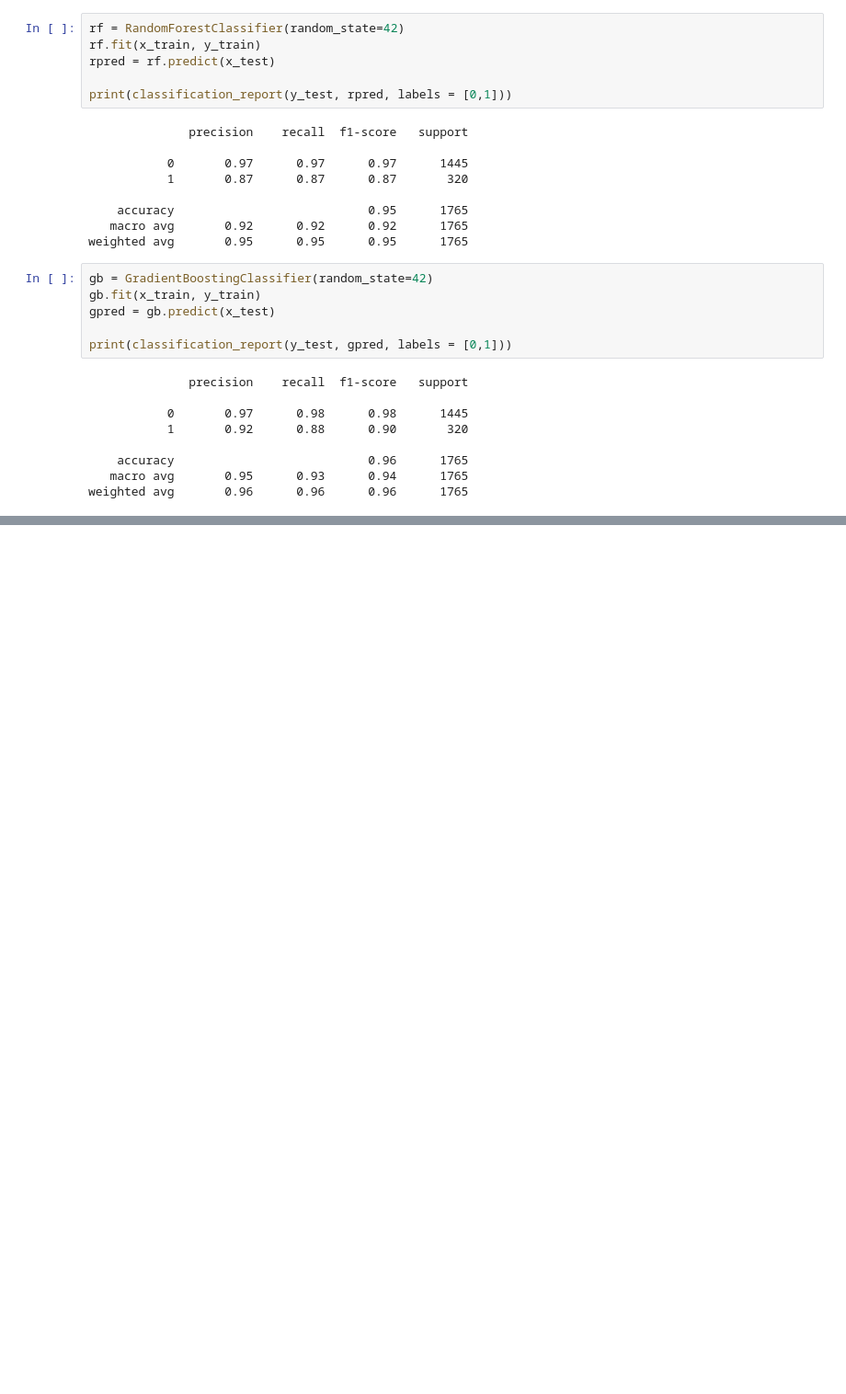
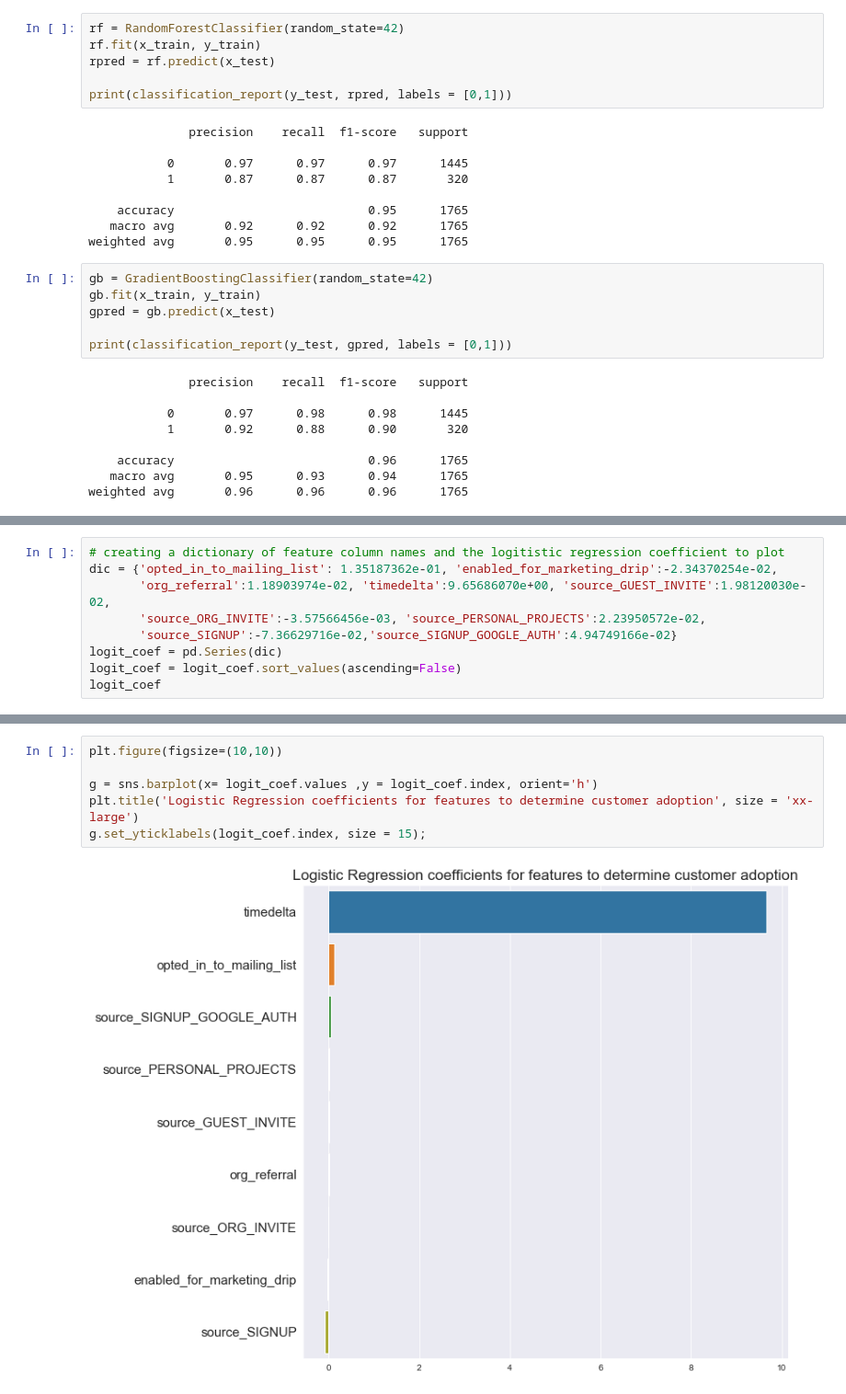
Before and after one commit to NickD-Dean/Springboard, a Jupyter notebook: Career-Related/relax_challenge/Relax_adopted_user_prediction.ipynb, the cells around one changed output, grey strips where cells are left out. Shown: that part at 92% size. Saved outputs shown, nothing was run; the diff lists cells and outputs as text; blank space fills up the shorter version.

```diff
--- a/Career-Related/relax_challenge/Relax_adopted_user_prediction.ipynb
+++ b/Career-Related/relax_challenge/Relax_adopted_user_prediction.ipynb
@@ -360,0 +448,9 @@ It seems that the logistic regression model predicts adopted users with the
+# %%
+# creating a dictionary of feature column names and the logitistic regression coefficient to plot
+dic = {'opted_in_to_mailing_list': 1.35187362e-01, 'enabled_for_marketing_drip':-2.34370254e-02,
+       'org_referral':1.18903974e-02, 'timedelta':9.65686070e+00, 'source_GUEST_INVITE':1.98120030e-02,
+       'source_ORG_INVITE':-3.57566456e-03, 'source_PERSONAL_PROJECTS':2.23950572e-02,
+       'source_SIGNUP':-7.36629716e-02,'source_SIGNUP_GOOGLE_AUTH':4.94749166e-02}
+logit_coef = pd.Series(dic)
+logit_coef = logit_coef.sort_values(ascending=False)
+logit_coef
@@ -360,0 +468,8 @@ It seems that the logistic regression model predicts adopted users with the
+# %%
+plt.figure(figsize=(10,10))
+
+g = sns.barplot(x= logit_coef.values ,y = logit_coef.index, orient='h')
+plt.title('Logistic Regression coefficients for features to determine customer adoption', size = 'xx-large')
+g.set_yticklabels(logit_coef.index, size = 15);
+# %% [output]
+[figure, added]
```
Also changed, not shown: parts of 21 cells of this notebook.
